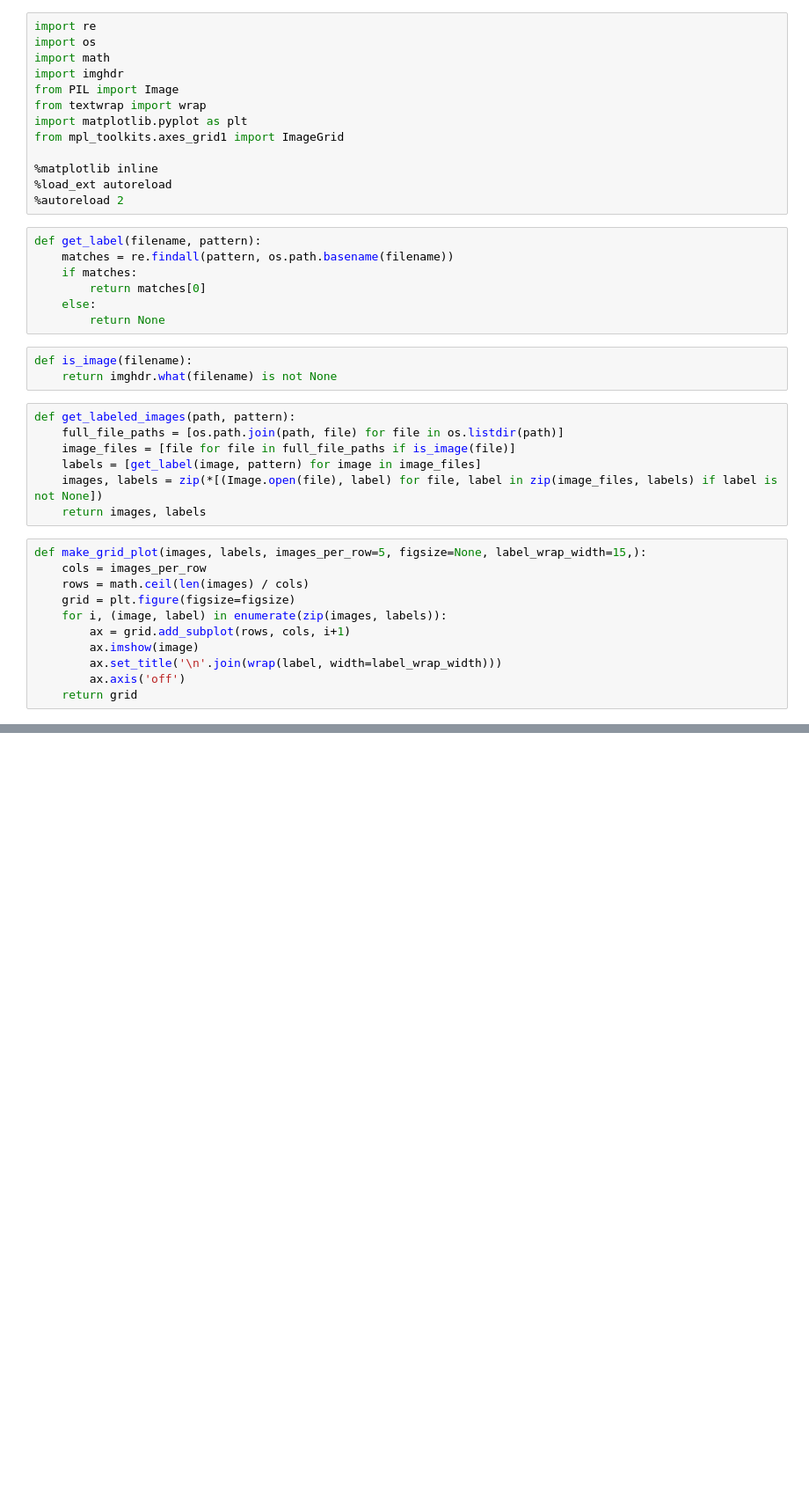
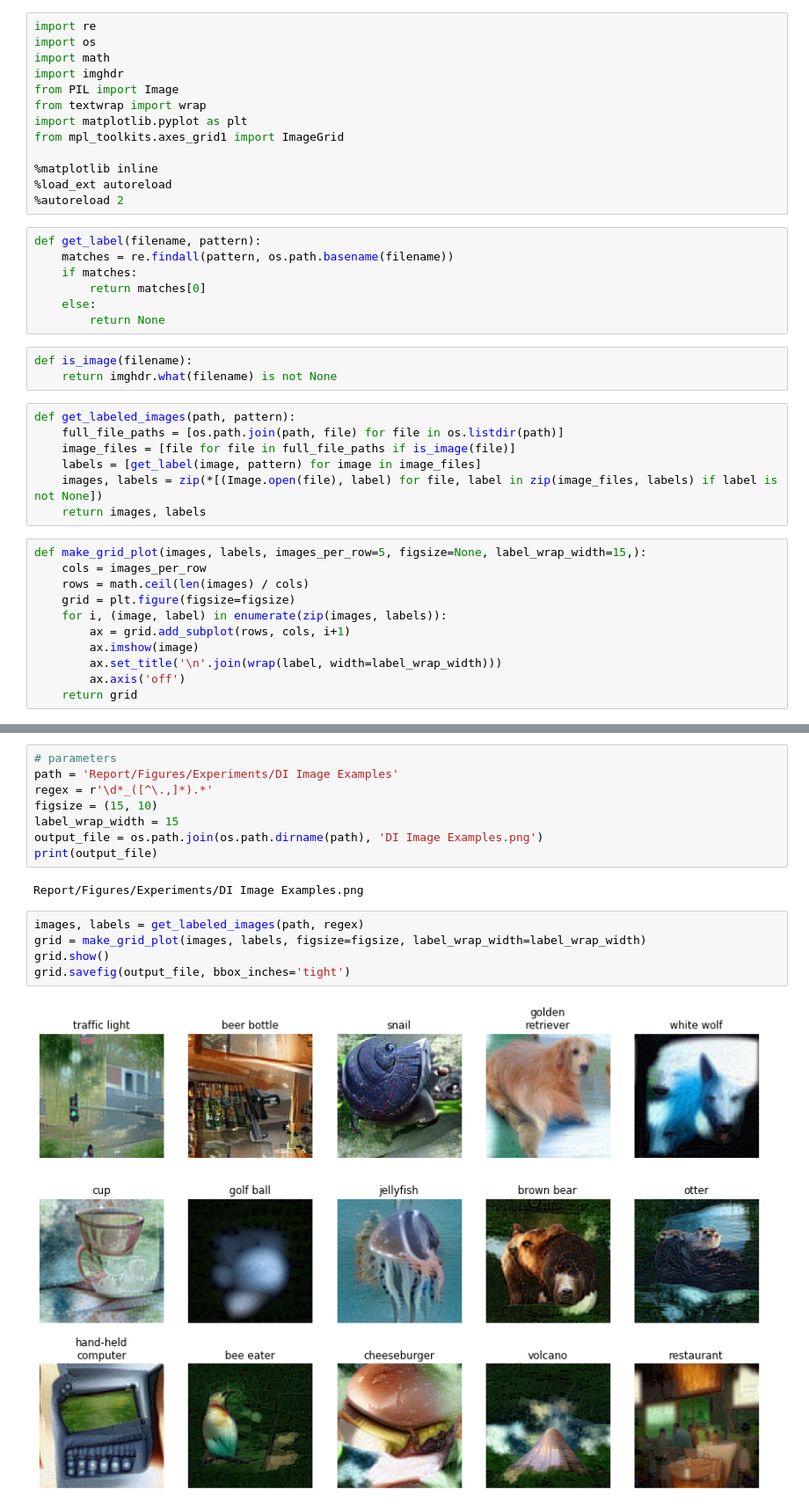
Before and after one commit to rafi-cohen/deep-inversion-hidden-networks, a Jupyter notebook: final_project/Generate Image Grid.ipynb, the cells around one changed output, grey strips where cells are left out. Shown at 88% size. Cells and saved outputs as stored; diff of their text form; blank space fills up the shorter version.

Commit message:
report - experiments results and explanations, conclusion

```diff
--- a/final_project/Generate Image Grid.ipynb
+++ b/final_project/Generate Image Grid.ipynb
@@ -54,0 +59,17 @@ grid.savefig(output_file, bbox_inches='tight')
+# %%
+# parameters
+path = 'Report/Figures/Experiments/DI Image Examples'
+regex = r'\d*_([^\.,]*).*'
+figsize = (15, 10)
+label_wrap_width = 15
+output_file = os.path.join(os.path.dirname(path), 'DI Image Examples.png')
+print(output_file)
+# %% [output]
+Report/Figures/Experiments/DI Image Examples.png
+# %%
+images, labels = get_labeled_images(path, regex)
+grid = make_grid_plot(images, labels, figsize=figsize, label_wrap_width=label_wrap_width)
+grid.show()
+grid.savefig(output_file, bbox_inches='tight')
+# %% [output]
+[figure, added]
```
Also changed, not shown: parts of 2 cells of this notebook, 17 other files.
